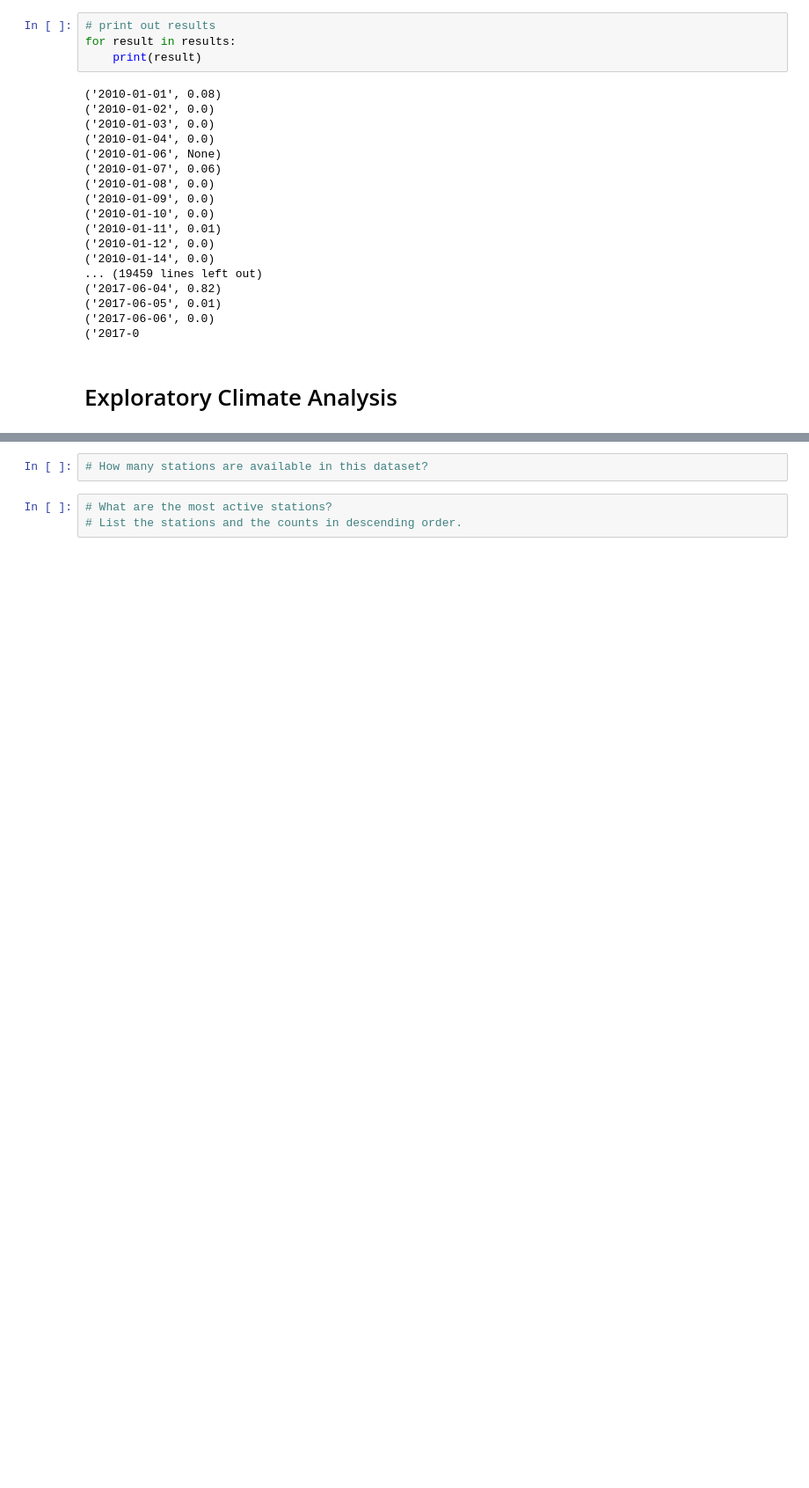
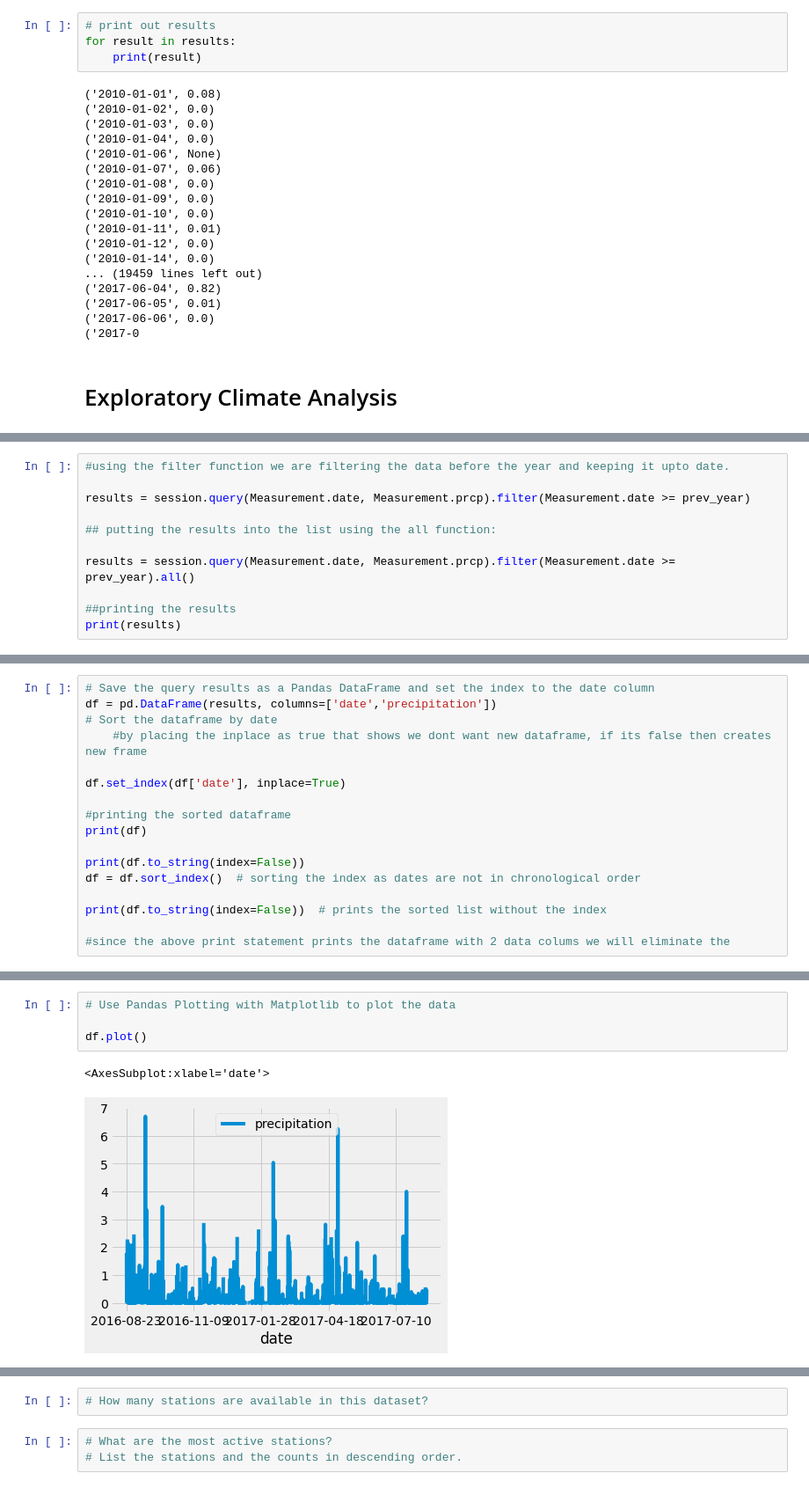
Before and after one commit to urvish7/surfs_up, a Jupyter notebook: climate_analysis.ipynb, the cells around one changed output, grey strips where cells are left out. Shown at 88% size. Drawn from its saved outputs; the diff is of its cells as text; blank space fills up the shorter version.

```diff
--- a/climate_analysis.ipynb
+++ b/climate_analysis.ipynb
@@ -92,0 +92,11 @@ results = []
+# %%
+#using the filter function we are filtering the data before the year and keeping it upto date.
+
+results = session.query(Measurement.date, Measurement.prcp).filter(Measurement.date >= prev_year)
+
+## putting the results into the list using the all function:
+
+results = session.query(Measurement.date, Measurement.prcp).filter(Measurement.date >= prev_year).all()
+
+##printing the results
+print(results)
@@ -92,0 +105,17 @@ results = []
+# %%
+# Save the query results as a Pandas DataFrame and set the index to the date column
+df = pd.DataFrame(results, columns=['date','precipitation'])
+# Sort the dataframe by date
+    #by placing the inplace as true that shows we dont want new dataframe, if its false then creates new frame
+
+df.set_index(df['date'], inplace=True)
+
+#printing the sorted dataframe
+print(df)
+
+print(df.to_string(index=False))
+df = df.sort_index()  # sorting the index as dates are not in chronological order
+
+print(df.to_string(index=False))  # prints the sorted list without the index
+
+#since the above print statement prints the dataframe with 2 data colums we will eliminate the
@@ -93,2 +140,9 @@ results = []
+# %%
+# Use Pandas Plotting with Matplotlib to plot the data
+
+df.plot()
+# %% [output]
+<AxesSubplot:xlabel='date'>
+[figure, added]
 # %%
 # Use Pandas to calcualte the summary statistics for the precipitation data
```
Also changed, not shown: parts of 4 cells of this notebook.
